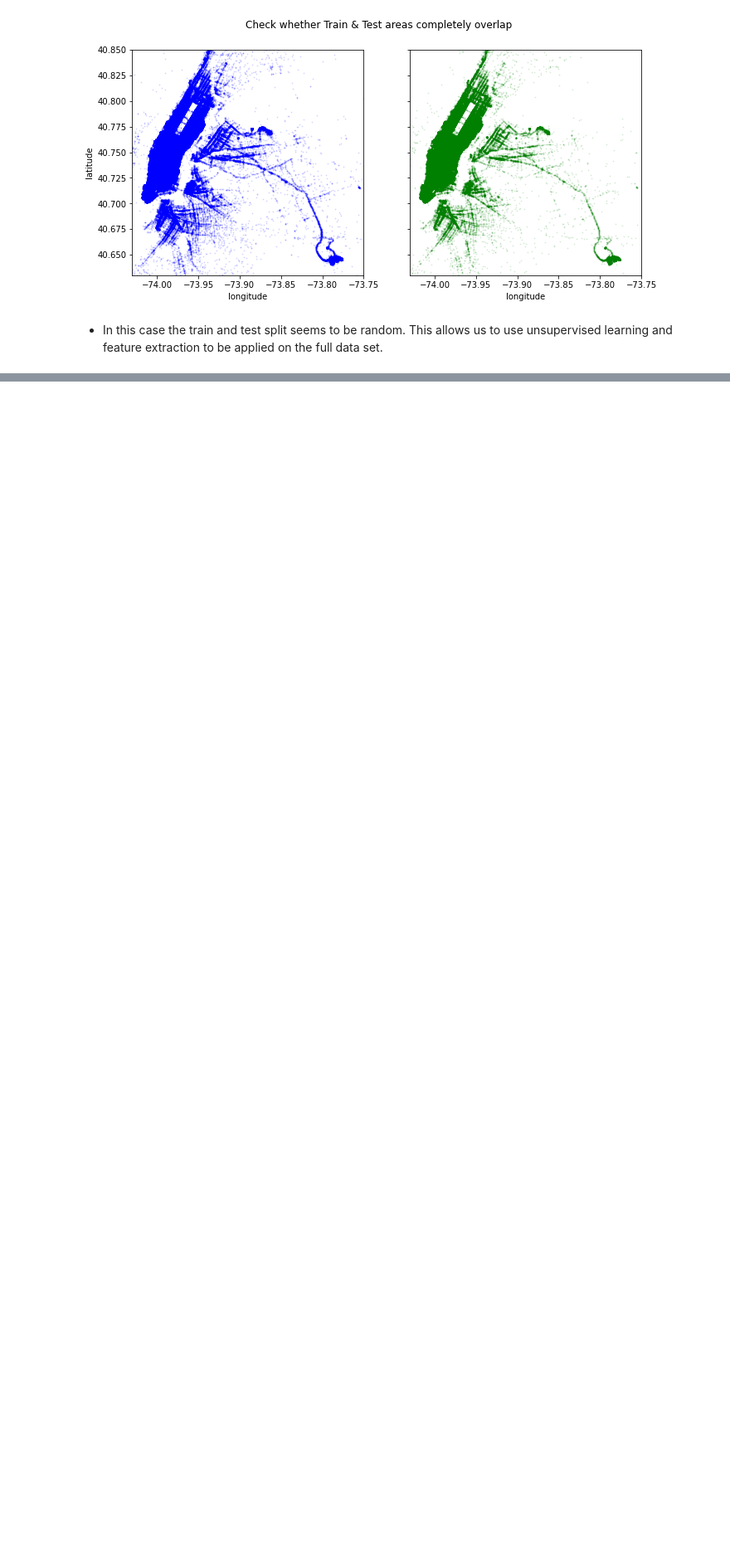
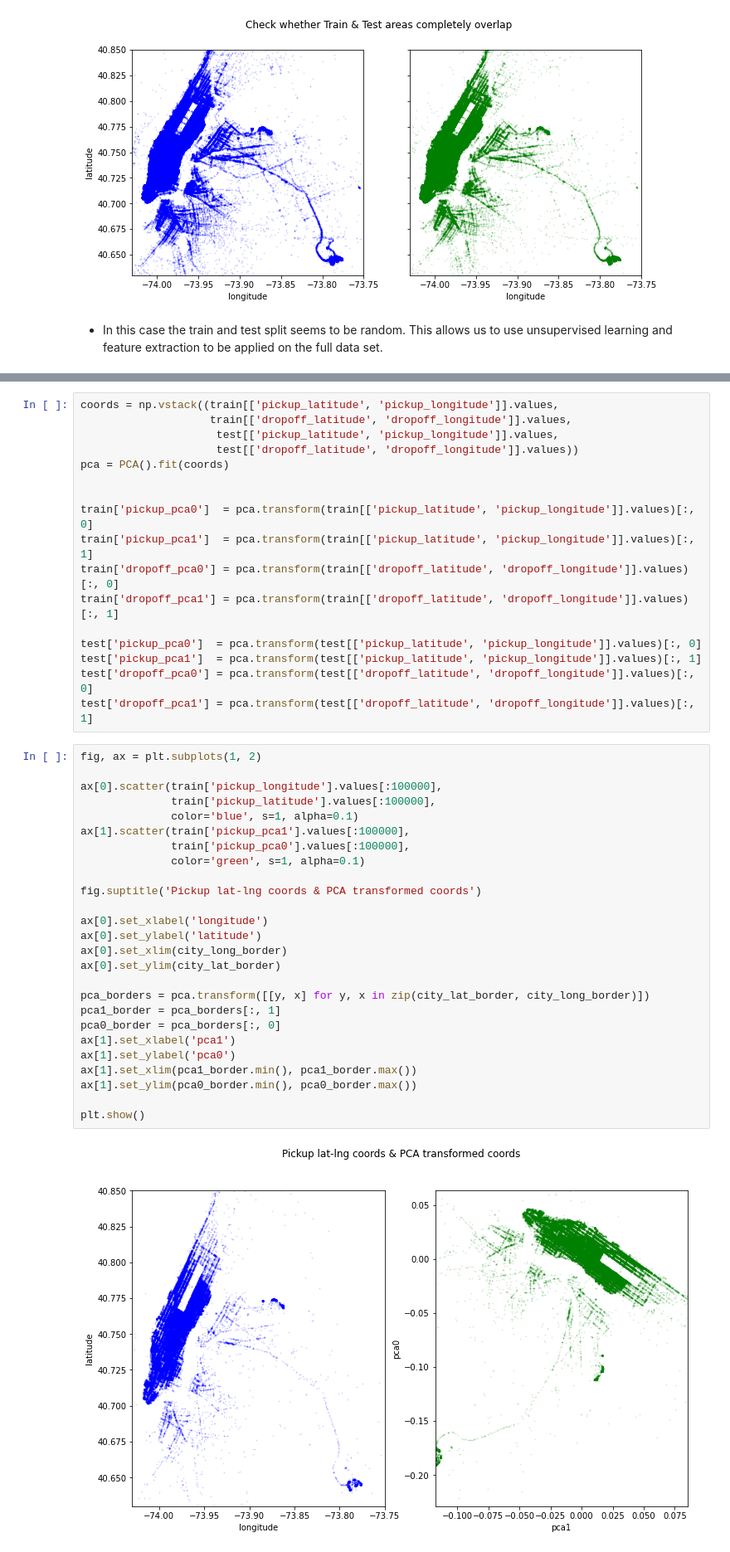
Before and after one commit to sam351/competitions, a Jupyter notebook: kaggle_NY-taxi/200625_NY-taxi_study-03_from-EDA-to-the-Top.ipynb, the cells around one changed output, grey strips where cells are left out. Shown at 83% size. Saved outputs shown, nothing was run; the diff lists cells and outputs as text; blank space fills up the shorter version.

```diff
--- a/kaggle_NY-taxi/200625_NY-taxi_study-03_from-EDA-to-the-Top.ipynb
+++ b/kaggle_NY-taxi/200625_NY-taxi_study-03_from-EDA-to-the-Top.ipynb
@@ -161,0 +165,45 @@ plt.show()
+# %%
+coords = np.vstack((train[['pickup_latitude', 'pickup_longitude']].values,
+                    train[['dropoff_latitude', 'dropoff_longitude']].values,
+                     test[['pickup_latitude', 'pickup_longitude']].values,
+                     test[['dropoff_latitude', 'dropoff_longitude']].values))
+pca = PCA().fit(coords)
+
+
+train['pickup_pca0']  = pca.transform(train[['pickup_latitude', 'pickup_longitude']].values)[:, 0]
+train['pickup_pca1']  = pca.transform(train[['pickup_latitude', 'pickup_longitude']].values)[:, 1]
+train['dropoff_pca0'] = pca.transform(train[['dropoff_latitude', 'dropoff_longitude']].values)[:, 0]
+train['dropoff_pca1'] = pca.transform(train[['dropoff_latitude', 'dropoff_longitude']].values)[:, 1]
+
+test['pickup_pca0']  = pca.transform(test[['pickup_latitude', 'pickup_longitude']].values)[:, 0]
+test['pickup_pca1']  = pca.transform(test[['pickup_latitude', 'pickup_longitude']].values)[:, 1]
+test['dropoff_pca0'] = pca.transform(test[['dropoff_latitude', 'dropoff_longitude']].values)[:, 0]
+test['dropoff_pca1'] = pca.transform(test[['dropoff_latitude', 'dropoff_longitude']].values)[:, 1]
+# %%
+fig, ax = plt.subplots(1, 2)
+
+ax[0].scatter(train['pickup_longitude'].values[:100000],
+              train['pickup_latitude'].values[:100000],
+              color='blue', s=1, alpha=0.1)
+ax[1].scatter(train['pickup_pca1'].values[:100000],
+              train['pickup_pca0'].values[:100000],
+              color='green', s=1, alpha=0.1)
+
+fig.suptitle('Pickup lat-lng coords & PCA transformed coords')
+
+ax[0].set_xlabel('longitude')
+ax[0].set_ylabel('latitude')
+ax[0].set_xlim(city_long_border)
+ax[0].set_ylim(city_lat_border)
+
+pca_borders = pca.transform([[y, x] for y, x in zip(city_lat_border, city_long_border)])
+pca1_border = pca_borders[:, 1]
+pca0_border = pca_borders[:, 0]
+ax[1].set_xlabel('pca1')
+ax[1].set_ylabel('pca0')
+ax[1].set_xlim(pca1_border.min(), pca1_border.max())
+ax[1].set_ylim(pca0_border.min(), pca0_border.max())
+
+plt.show()
+# %% [output]
+[figure, added]
```
Also changed, not shown: parts of 2 cells of this notebook.
